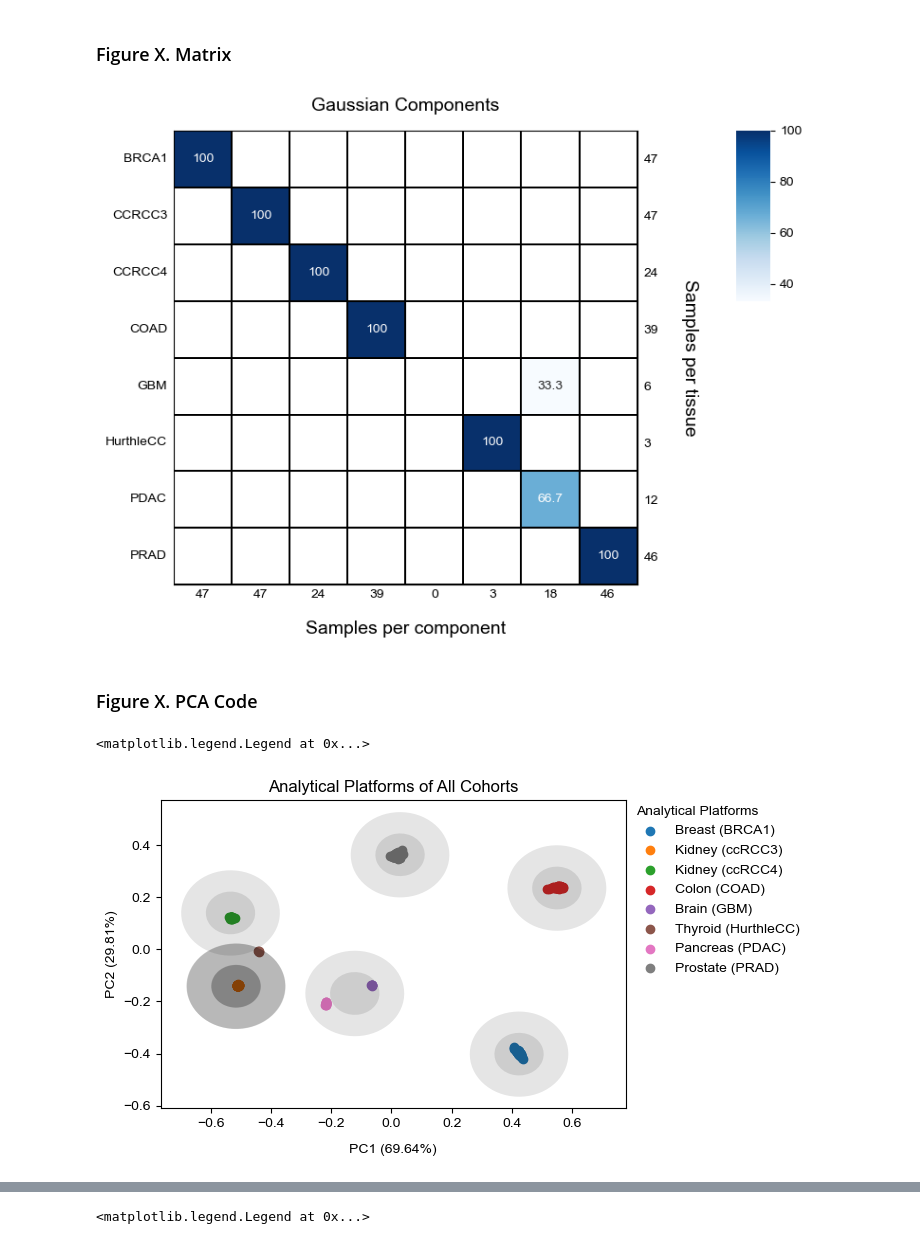
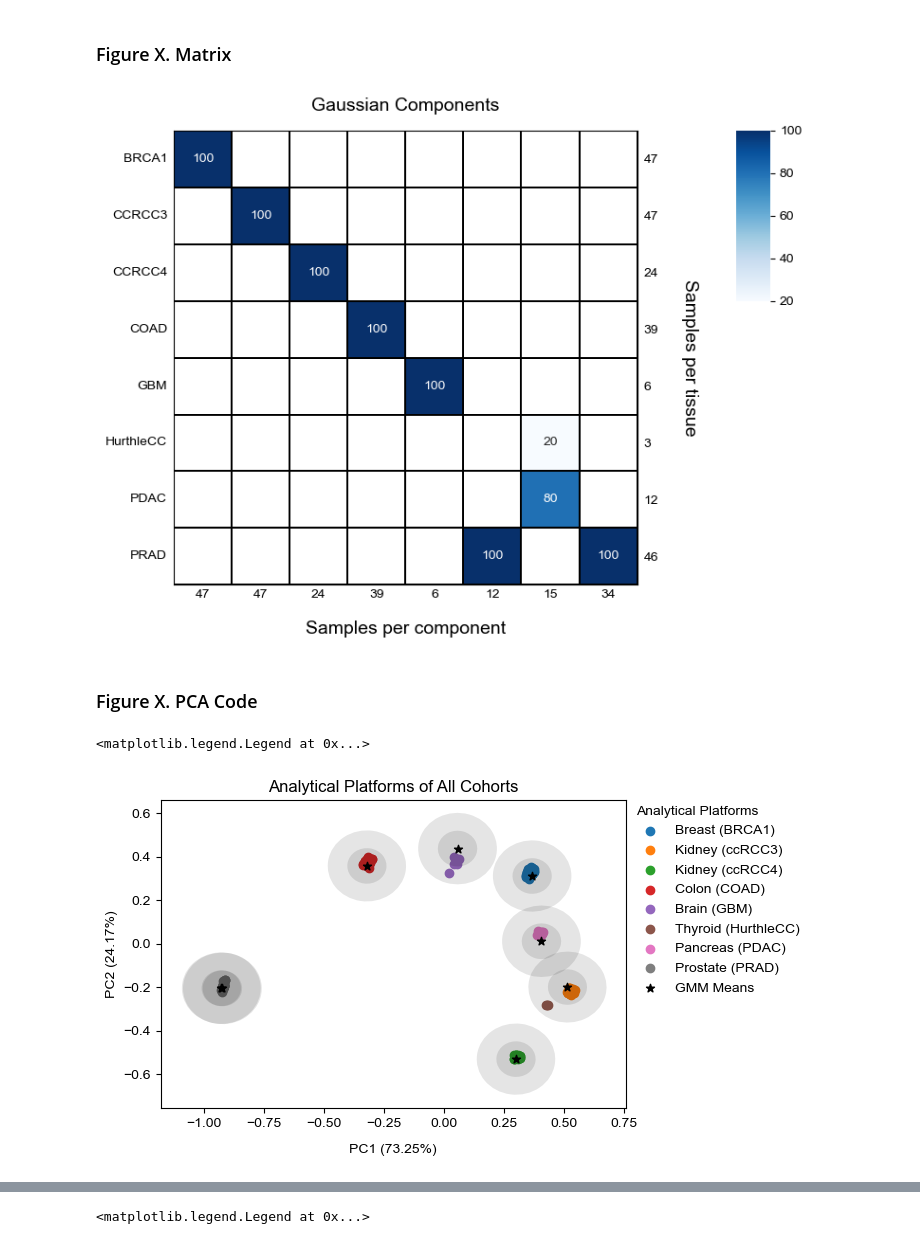
Before and after one commit to alfonsomiguelcruz/metabodgd, a Jupyter notebook: 02 - Model Training.ipynb, the cells around one changed output, grey strips where cells are left out. Drawn from its saved outputs; the diff is of its cells as text; code cells hidden in the pictures.

```diff
--- a/02 - Model Training.ipynb
+++ b/02 - Model Training.ipynb
@@ -84,13 +58,11 @@ dgd_model = \
 # %% [markdown]
 Train the DGD model.
 # %%
+config_train = yaml.safe_load(open('train.yaml', 'r'))
+
 dgd_model, train_rep, history, cm = \
     train.train_dgd(
         dgd_model=dgd_model,
         train_loader=train_all_loader,
-        n_epochs=200,
-        lr_schedule_epochs=None,
-        lr_schedule=[1e-4, 1e-3, 1e-2], # dec, rep, gmm
-        optim_betas=[0.5, 0.7],
-        wd=1e-4,
+        **config_train
     )
@@ -173,7 +138,7 @@ cm_test2 = cm_test[:, idxs[1]]
 cm_norm = np.round(np.nan_to_num(cm / np.sum(cm, axis=0) * 100), decimals=1)
 # np.sum(cm, axis=0)
 
-class_lbls = list(cohorts.keys())
+class_lbls = list(cohorts_normal.keys())
 # sample_num_lbls = [len(cohorts[c]['sample_list']) for c in cohorts.keys()]
 # sample_num_lbls = [37,37,19,31,4,2,9,36]
 sample_num_lbls = [47, 47, 24, 39, 6, 3, 12, 46]
@@ -222,38 +187,42 @@ ax.set_title('Gaussian Components', pad=15, fontsize=14)
 # fig.subplots_adjust(bottom=0.5)
 plt.tight_layout()
 # %% [output]
-[figure, old version]
+[figure, new version]
 # %% [markdown]
 ### Figure X. PCA Code
+# %%
+pca_labels = {
+    'BRCA1': 'Breast (BRCA1)',
+    'CCRCC3': 'Kidney (ccRCC3)',
+    'CCRCC4': 'Kidney (ccRCC4)',
+    'COAD': 'Colon (COAD)',
+    'GBM': 'Brain (GBM)',
+    'HurthleCC': 'Thyroid (HurthleCC)',
+    'PDAC': 'Pancreas (PDAC)',
+    'PRAD': 'Prostate (PRAD)',
+}
 # %%
-from sklearn.decomposition import PCA
-from matplotlib.patches import Ellipse
-# import umap
-means_and_reps = np.vstack((train_rep_final.z.detach().numpy(),dgd_final.gmm.means.detach().numpy()))
-# means_and_reps = np.vstack((train_rep_final.z.detach().numpy(),dgd_final.gmm.means.detach().numpy()))
-# pca = umap.UMAP(n_neighbors=2)
+from collections import Counter
+
+pca_counter = Counter(train_all_loader.dataset.get_labels())
+means_and_reps = np.vstack((train_rep.z.detach().numpy(),dgd_model.gmm.means.detach().numpy()))
+
 pca = PCA(n_components=2)
 pca_fit = pca.fit_transform(means_and_reps)
-# pca_fit        = pca.fit_transform(train_rep_final.z.detach().numpy())
-# pca_fit_means  = pca.transform(dgd_model.gmm.means.detach().numpy())
+
 fig, ax = plt.subplots(figsize=(6,4))
-# ax.scatter(pca_fit[0:37,0]   , pca_fit[0:37,1]   , label='BRCA1'    )
-# ax.scatter(pca_fit[37:74,0]  , pca_fit[37:74,1]  , label='ccRCC3'     )
-# ax.scatter(pca_fit[74:93,0]  , pca_fit[74:93,1]  , label='ccRCC4'   )
-# ax.scatter(pca_fit[93:124,0] , pca_fit[93:124,1] , label='COAD'   )
-# ax.scatter(pca_fit[124:128,0], pca_fit[124:128,1], label='GBM'      )
-# ax.scatter(pca_fit[128:130,0], pca_fit[128:130,1], label='HurthleCC')
-# ax.scatter(pca_fit[130:139,0], pca_fit[130:139,1], label='PDAC'     )
-# ax.scatter(pca_fit[139:175,0], pca_fit[139:175,1], label='PRAD'     )
 
-ax.scatter(pca_fit[0:47,0]   , pca_fit[0:47,1]   ,  label='Breast (BRCA1)'    )
-ax.scatter(pca_fit[47:94,0]  , pca_fit[47:94,1]  ,  label='Kidney (ccRCC3)'     )
-ax.scatter(pca_fit[94:118,0]  , pca_fit[94:118,1],  label='Kidney (ccRCC4)' )
-ax.scatter(pca_fit[118:157,0] , pca_fit[118:157,1], label='Colon (COAD)' )
-ax.scatter(pca_fit[157:163,0], pca_fit[157:163,1],  label='Brain (GBM)'      )
-ax.scatter(pca_fit[163:166,0], pca_fit[163:166,1],  label='Thyroid (HurthleCC)')
-ax.scatter(pca_fit[166:178,0], pca_fit[166:178,1],  label='Pancreas (PDAC)'     )
-ax.scatter(pca_fit[178:224,0], pca_fit[178:224,1],  label='Prostate (PRAD)'     )
+i = 0
+j = 0
+for c in cohorts_normal:
+    k = pca_counter[c]
+    j += k
+
+    ax.scatter(pca_fit[i:j,0], pca_fit[i:j,1], label=pca_labels[c])
+    i = j
+
+ax.scatter(pca_fit[i:,0], pca_fit[i:,1], label='GMM Means', c='black', marker='*')
+ax.set_title('Analytical Platforms of All Cohorts')
 
 # idx_lcgc = np.r_[0:47, 157:163, 166:178, 178:224]
 # idx_lc = np.r_[47:94, 94:118, 163:166]
@@ -284,39 +253,35 @@ ax.scatter(pca_fit[178:224,0], pca_fit[178:224,1],  label='Prostate (PRAD)'
 # ax.scatter(pca_fit[64:,0], pca_fit[64:,1], label='GMM Means', c='black', marker='*')
 
 P = pca.components_
-for x in range(0, dgd_final.gmm.n_comp):
-    cov_2d = np.diag(torch.exp(dgd_final.gmm.log_var).detach().numpy()[x])
+for x in range(0, dgd_model.gmm.n_comp):
+    cov_2d = np.diag(torch.exp(dgd_model.gmm.log_var).detach().numpy()[x])
     # print(cov_2d)
-    mean_2d = P @ (dgd_final.gmm.means.detach().numpy()[x] - pca.mean_)
+    mean_2d = P @ (dgd_model.gmm.means.detach().numpy()[x] - pca.mean_)
     # mean_2d = pca_fit[175+x]
     cov_2d_projected = P @ cov_2d @ P.T
 
     vals, vecs = np.linalg.eigh(cov_2d_projected)
     order = vals.argsort()[::-1]
     vals, vecs = vals[order], vecs[:, order]
     angle = np.degrees(np.arctan2(vecs[1, 0], vecs[0, 0]))
 
     std = 1.0
     w, h = 2 * std * np.sqrt(vals)
     ellipse = Ellipse(xy=mean_2d, width=w, height=h, angle=angle,
                     facecolor='black', alpha=0.1)
     ax.add_patch(ellipse)
 
     std = 2.0
     w, h = 2 * std * np.sqrt(vals)
     ellipse_2 = Ellipse(xy=mean_2d, width=w, height=h, angle=angle,
                     facecolor='black', alpha=0.1)
     ax.add_patch(ellipse_2)
 
 
-# ax.scatter(pca_fit_means[:,0], pca_fit_means[:,1], label='Means', c='black'     )
-ax.set_title('Analytical Platforms of All Cohorts')
 
 ax.set_xlabel(f'PC1 ({(pca.explained_variance_ratio_[0] * 100):.2f}%)', labelpad=10)
 ax.set_ylabel(f'PC2 ({(pca.explained_variance_ratio_[1] * 100):.2f}%)')
-# ax.set_xlabel('UMAP D1')
-# ax.set_ylabel('UMAP D2')
 ax.legend(bbox_to_anchor=(1.40, 1.025),loc='upper right', fancybox=False, framealpha=0.0, title='Analytical Platforms', alignment='left')
 # %% [output]
 <matplotlib.legend.Legend at 0x...>
-[figure, old version]
+[figure, new version]
```
Also changed, not shown: parts of 14 cells of this notebook, 4 other files.
